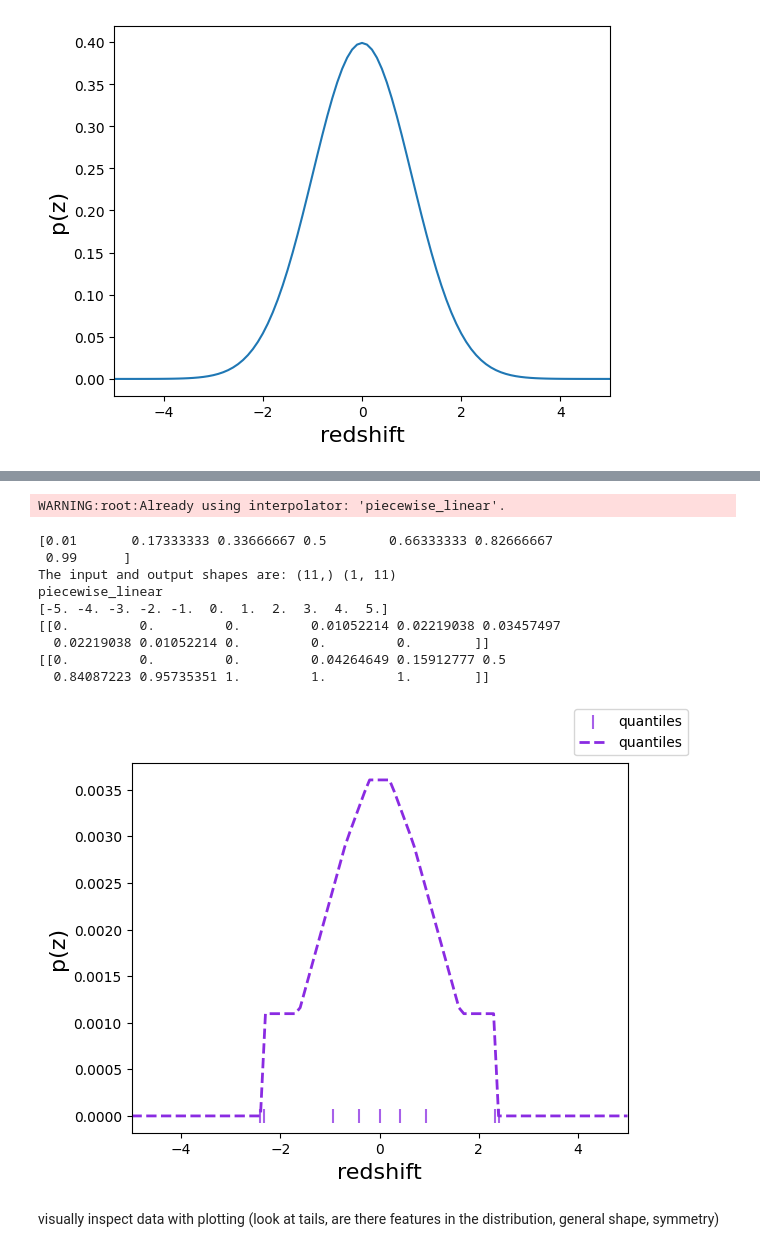
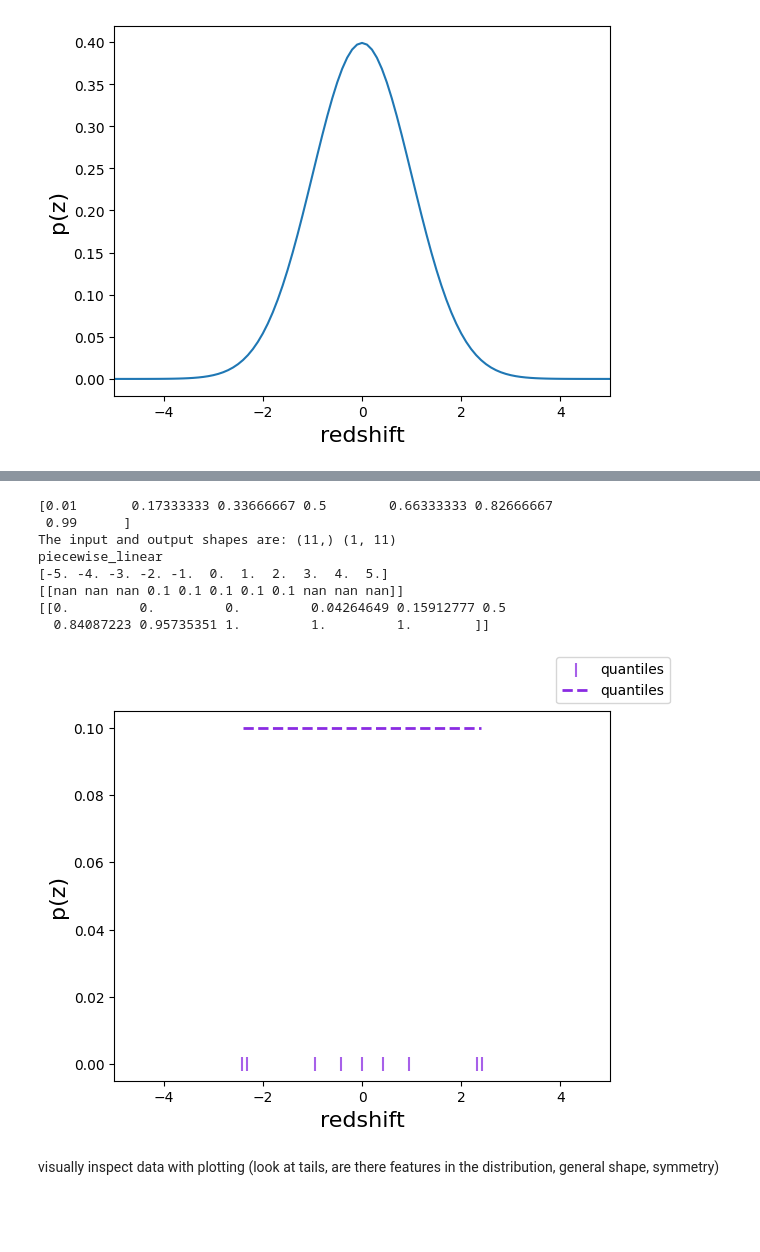
Before and after one commit to chadschafer/qp, a Jupyter notebook: nb/quantile_exploration.ipynb, the cells around one changed output, grey strips where cells are left out. Saved outputs shown, nothing was run; the diff lists cells and outputs as text; code cells hidden in the pictures; blank space fills up the shorter version.

Commit message:
quantile constructor bug

```diff
--- a/nb/quantile_exploration.ipynb
+++ b/nb/quantile_exploration.ipynb
@@ -21,38 +81,36 @@ xvals = np.linspace(-5, 5, 11)
 # %%
 # Define the quantile values to compute the locations for
 quants = np.linspace(0.01, 0.99, 7)
 # quants = np.array([0.01, 0.30, 0.70, 0.99])
 print(quants)
 # Compute the corresponding locations
 locs = norm_dist1.ppf(quants)
 # Construct the distribution using the quantile value and locations
 quant_dist = qp.quant(quants=quants, locs=locs)    # quant = quant_gen.create
 quant_vals = quant_dist.pdf(xvals)
 print("The input and output shapes are:", xvals.shape, quant_vals.shape)
 # Construct a single PDF for plotting
 quant_dist1 = qp.quant(quants=np.atleast_1d(quants), locs=np.atleast_2d(locs[0]))
 print(quant_dist1.dist.pdf_constructor_name)
-quant_dist1.dist.pdf_constructor_name='piecewise_linear'
+# quant_dist1.dist.pdf_constructor_name='piecewise_linear'
 # quant_dist1.dist.pdf_constructor_name='piecewise_constant'
 # quant_dist1.dist.pdf_constructor_name='cdf_spline_derivative'
-# quant_dist1.dist.pdf_constructor_name='dual_spline_average'
+quant_dist1.dist.pdf_constructor_name='dual_spline_average'
 print(xvals)
 print(quant_dist1.pdf(xvals))
 print(quant_dist1.cdf(xvals))
 fig, axes = qp.plotting.plot_native(quant_dist1, xlim=(-5., 5.), label="quantiles")
 leg = fig.legend()
 # %% [output]
-WARNING:root:Already using interpolator: 'piecewise_linear'.
+[0.01       0.17333333 0.33666667 0.5        0.66333333 0.82666667
+ 0.99      ]
+The input and output shapes are: (11,) (1, 11)
+piecewise_linear
+[-5. -4. -3. -2. -1.  0.  1.  2.  3.  4.  5.]
+[[nan nan nan 0.1 0.1 0.1 0.1 0.1 nan nan nan]]
+[[0.         0.         0.         0.04264649 0.15912777 0.5
+  0.84087223 0.95735351 1.         1.         1.        ]]
-[0.01       0.17333333 0.33666667 0.5        0.66333333 0.82666667
- 0.99      ]
-The input and output shapes are: (11,) (1, 11)
-piecewise_linear
-[-5. -4. -3. -2. -1.  0.  1.  2.  3.  4.  5.]
-[[0.         0.         0.         0.01052214 0.02219038 0.03457497
-  0.02219038 0.01052214 0.         0.         0.        ]]
-[[0.         0.         0.         0.04264649 0.15912777 0.5
-  0.84087223 0.95735351 1.         1.         1.        ]]
-[figure, old version]
+[figure, new version]
 # %% [markdown]
 visually inspect data with plotting (look at tails, are there features in the distribution, general shape, symmetry)
 # %%
```
Also changed, not shown: parts of 5 cells of this notebook.
